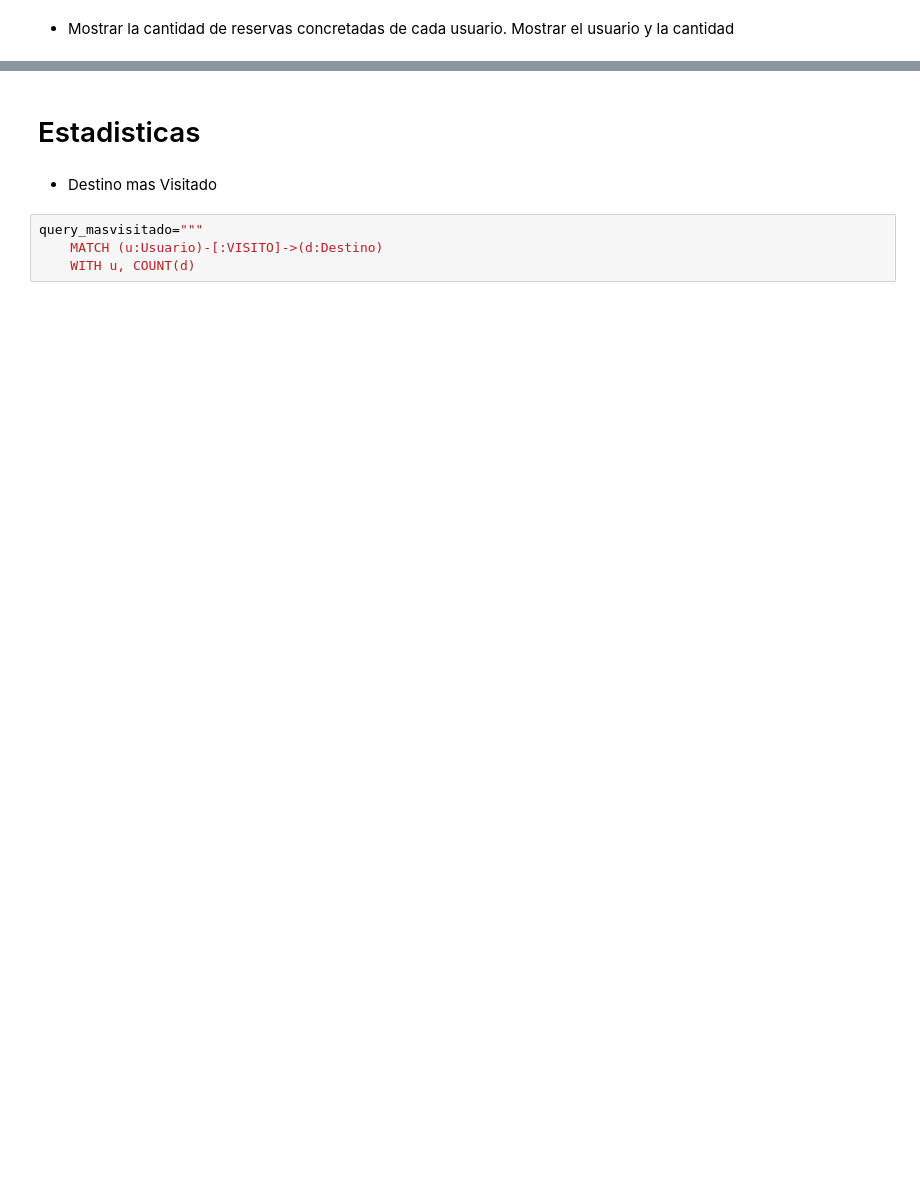
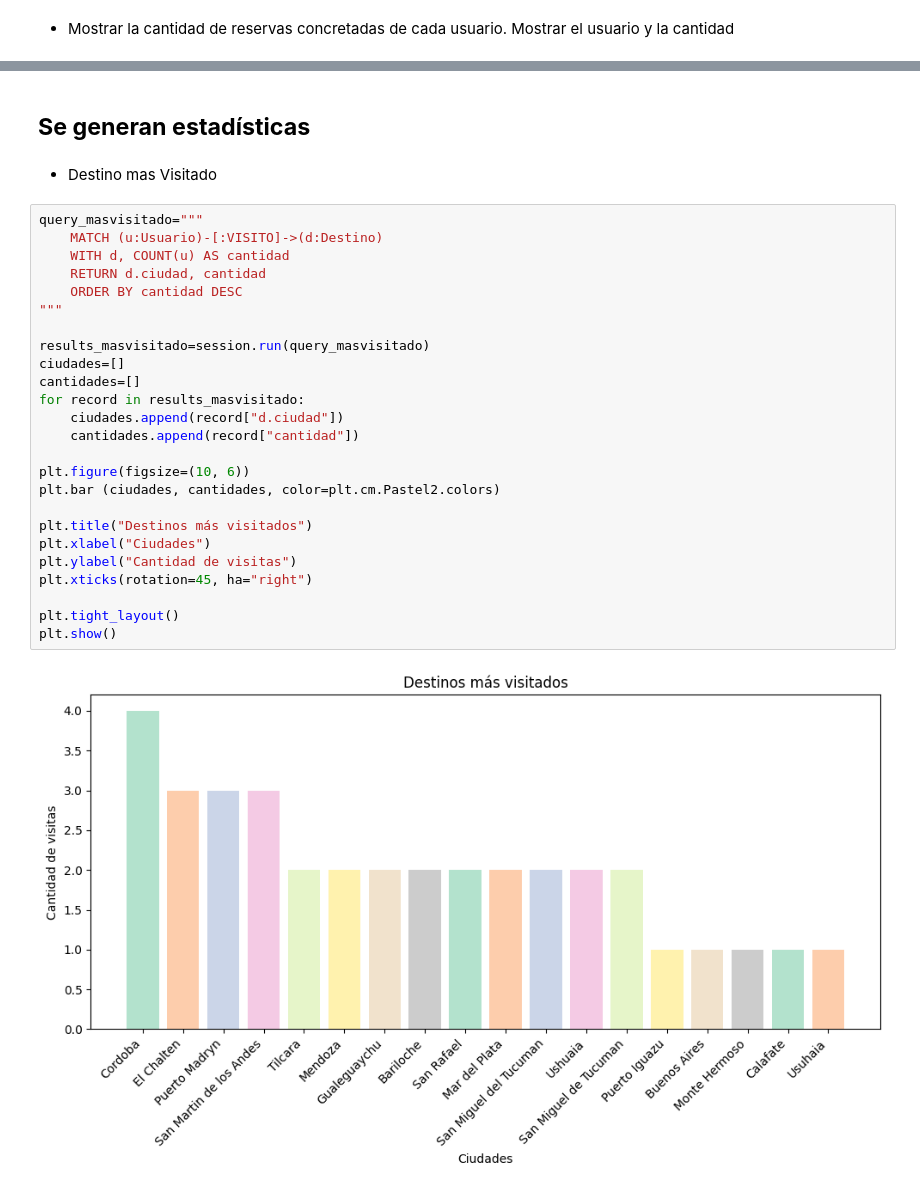
Before and after one commit to RocioCoccaro/Trabajo_Integrador, a Jupyter notebook: notebooks/Trabajo_Integrador.ipynb, the cells around one changed output, grey strips where cells are left out. Cells and saved outputs as stored; diff of their text form; blank space fills up the shorter version.

Commit message:
Se generan las estadísticas y las modificaciones de datos

```diff
--- a/notebooks/Trabajo_Integrador.ipynb
+++ b/notebooks/Trabajo_Integrador.ipynb
@@ -697,8 +760,31 @@ Usuario ID: 16, Total Reservas: 6
 # %% [markdown]
-# Estadisticas
+## **Se generan estadísticas**
 # %% [markdown]
 * Destino mas Visitado
 # %%
 query_masvisitado="""
     MATCH (u:Usuario)-[:VISITO]->(d:Destino)
-    WITH u, COUNT(d)
+    WITH d, COUNT(u) AS cantidad
+    RETURN d.ciudad, cantidad
+    ORDER BY cantidad DESC
+"""
+
+results_masvisitado=session.run(query_masvisitado)
+ciudades=[]
+cantidades=[]
+for record in results_masvisitado:
+    ciudades.append(record["d.ciudad"])
+    cantidades.append(record["cantidad"])
+
+plt.figure(figsize=(10, 6))
+plt.bar (ciudades, cantidades, color=plt.cm.Pastel2.colors)
+
+plt.title("Destinos más visitados")
+plt.xlabel("Ciudades")
+plt.ylabel("Cantidad de visitas")
+plt.xticks(rotation=45, ha="right")
+
+plt.tight_layout()
+plt.show()
+# %% [output]
+[figure, added]
```
Also changed, not shown: parts of 38 cells of this notebook.
